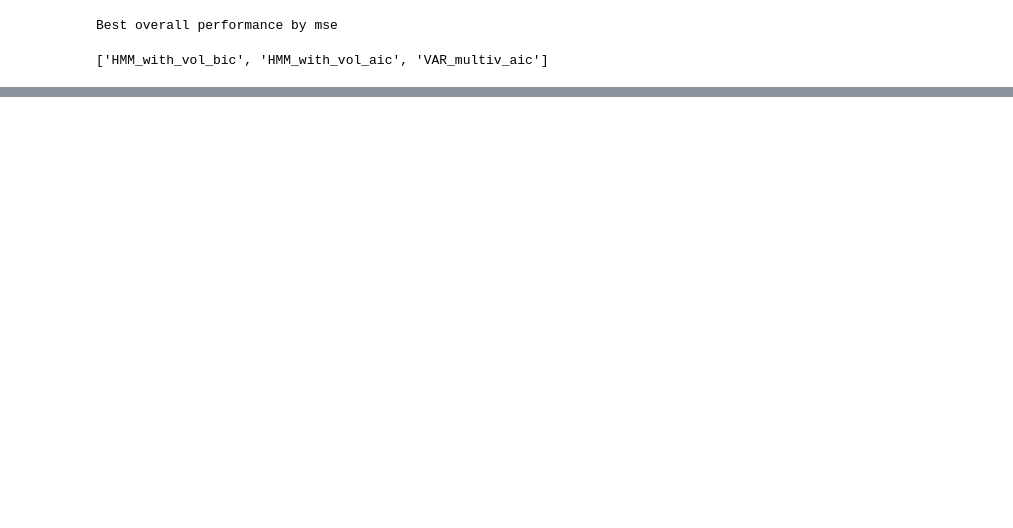
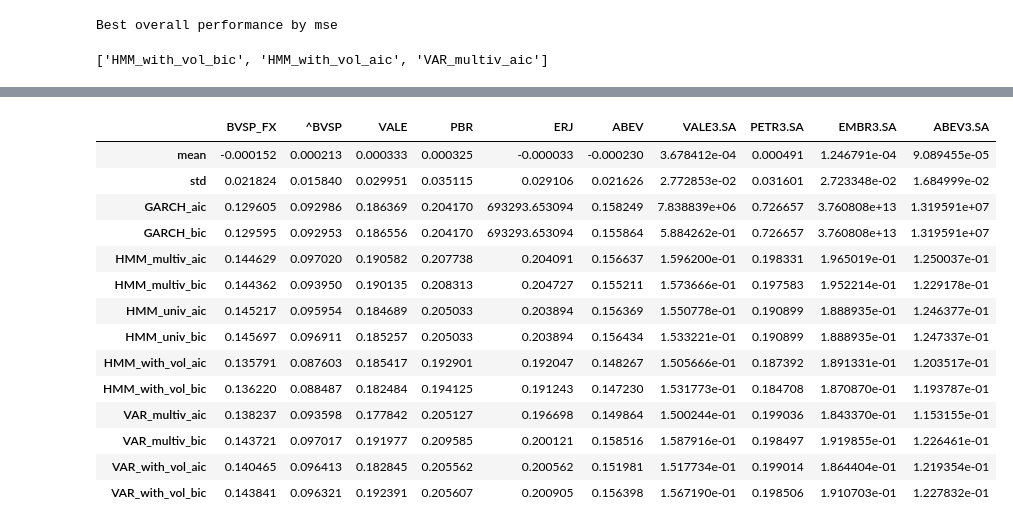
Before and after one commit to alfsn/regime-switching-hmm, a Jupyter notebook: notebooks/03a_Comparison.ipynb, the cells around one changed output, grey strips where cells are left out. Cells and saved outputs as stored; diff of their text form; code cells hidden in the pictures; blank space fills up the shorter version.

Commit message:
explainability tables

```diff
--- a/notebooks/03a_Comparison.ipynb
+++ b/notebooks/03a_Comparison.ipynb
@@ -271,0 +288,11 @@ agg_local_df.to_csv(os.path.join(resultsroute, f"""ONLY_LOCAL_agg_results_{param
+# %%
+name = f'finaldf_train_{params["tablename"]}.pickle'
+filename = os.path.join(dataroute, name)
+with open(filename, "rb") as handle:
+    df = pickle.load(handle)
+# %%
+def explainability_row(stock):
+    meanstd = df[f"""{stock}_log_rets"""].agg(["mean", "std"])
+    sqrt_mses = np.sqrt(best_models_by_stock[stock][0].iloc[0])
+    row = pd.concat([meanstd, sqrt_mses])
+    return row
@@ -271,0 +311,8 @@ agg_local_df.to_csv(os.path.join(resultsroute, f"""ONLY_LOCAL_agg_results_{param
+# %%
+def explainability_table():
+    appendlist=[]
+    for stock in params["assetlist"]:
+        appendlist.append(explainability_row(stock))
+    df=pd.concat(appendlist, axis=1)
+    df.columns = params["assetlist"]
+    return df
@@ -271,0 +321,18 @@ agg_local_df.to_csv(os.path.join(resultsroute, f"""ONLY_LOCAL_agg_results_{param
+# %%
+explainability_table()
+# %% [output]
+|  | BVSP_FX | ^BVSP | VALE | PBR | ERJ | ABEV | VALE3.SA | PETR3.SA | EMBR3.SA | ABEV3.SA |
+| mean | -0.000152 | 0.000213 | 0.000333 | 0.000325 | -0.000033 | -0.000230 | 3.678412e-04 | 0.000491 | 1.246791e-04 | 9.089455e-05 |
+| std | 0.021824 | 0.015840 | 0.029951 | 0.035115 | 0.029106 | 0.021626 | 2.772853e-02 | 0.031601 | 2.723348e-02 | 1.684999e-02 |
+| GARCH_aic | 0.129605 | 0.092986 | 0.186369 | 0.204170 | 693293.653094 | 0.158249 | 7.838839e+06 | 0.726657 | 3.760808e+13 | 1.319591e+07 |
+| GARCH_bic | 0.129595 | 0.092953 | 0.186556 | 0.204170 | 693293.653094 | 0.155864 | 5.884262e-01 | 0.726657 | 3.760808e+13 | 1.319591e+07 |
+| HMM_multiv_aic | 0.144629 | 0.097020 | 0.190582 | 0.207738 | 0.204091 | 0.156637 | 1.596200e-01 | 0.198331 | 1.965019e-01 | 1.250037e-01 |
+| HMM_multiv_bic | 0.144362 | 0.093950 | 0.190135 | 0.208313 | 0.204727 | 0.155211 | 1.573666e-01 | 0.197583 | 1.952214e-01 | 1.229178e-01 |
+| HMM_univ_aic | 0.145217 | 0.095954 | 0.184689 | 0.205033 | 0.203894 | 0.156369 | 1.550778e-01 | 0.190899 | 1.888935e-01 | 1.246377e-01 |
+| HMM_univ_bic | 0.145697 | 0.096911 | 0.185257 | 0.205033 | 0.203894 | 0.156434 | 1.533221e-01 | 0.190899 | 1.888935e-01 | 1.247337e-01 |
+| HMM_with_vol_aic | 0.135791 | 0.087603 | 0.185417 | 0.192901 | 0.192047 | 0.148267 | 1.505666e-01 | 0.187392 | 1.891331e-01 | 1.203517e-01 |
+| HMM_with_vol_bic | 0.136220 | 0.088487 | 0.182484 | 0.194125 | 0.191243 | 0.147230 | 1.531773e-01 | 0.184708 | 1.870870e-01 | 1.193787e-01 |
+| VAR_multiv_aic | 0.138237 | 0.093598 | 0.177842 | 0.205127 | 0.196698 | 0.149864 | 1.500244e-01 | 0.199036 | 1.843370e-01 | 1.153155e-01 |
+| VAR_multiv_bic | 0.143721 | 0.097017 | 0.191977 | 0.209585 | 0.200121 | 0.158516 | 1.587916e-01 | 0.198497 | 1.919855e-01 | 1.226461e-01 |
+| VAR_with_vol_aic | 0.140465 | 0.096413 | 0.182845 | 0.205562 | 0.200562 | 0.151981 | 1.517734e-01 | 0.199014 | 1.864404e-01 | 1.219354e-01 |
+| VAR_with_vol_bic | 0.143841 | 0.096321 | 0.192391 | 0.205607 | 0.200905 | 0.156398 | 1.567190e-01 | 0.198506 | 1.910703e-01 | 1.227832e-01 |
```
Also changed, not shown: parts of 8 cells of this notebook.
